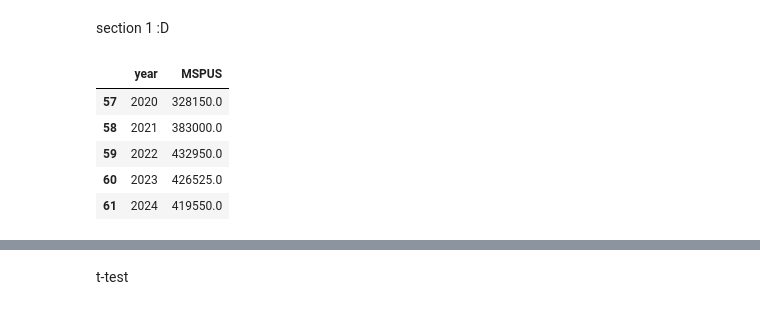
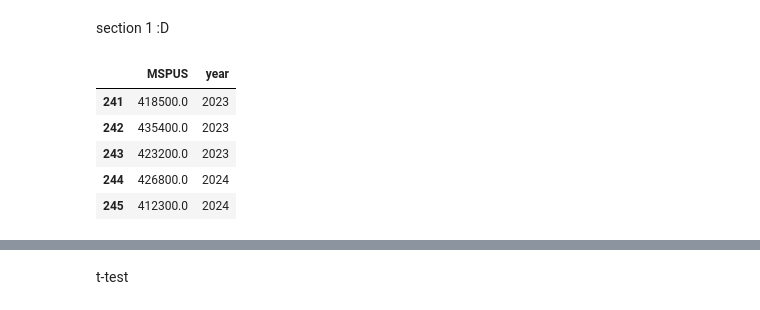
Before and after one commit to LWGames423/Data-Science-2425, a Jupyter notebook: Analysis.ipynb, the cells around one changed output, grey strips where cells are left out. Cells and saved outputs as stored; diff of their text form; code cells hidden in the pictures.

```diff
--- a/Analysis.ipynb
+++ b/Analysis.ipynb
@@ -71,18 +71,18 @@ section 1 :D
 # %%
 df.dropna(axis = 0, inplace = True) # delete all rows that have N/A values
 
 df1 = df.copy()
 
 df1['year'] = pd.to_datetime(df1['DATE']).dt.year
 df1.drop(columns = ['DATE'], axis = 1, inplace = True)
 
-year_avg = df1.groupby('year')[['MSPUS']].mean().reset_index()
-
-year_avg.tail()
+# year_avg = df1.groupby('year')[['MSPUS']].mean().reset_index()
+#
+df1.tail()
 # %% [output]
-|  | year | MSPUS |
-| 57 | 2020 | 328150.0 |
-| 58 | 2021 | 383000.0 |
-| 59 | 2022 | 432950.0 |
-| 60 | 2023 | 426525.0 |
-| 61 | 2024 | 419550.0 |
+|  | MSPUS | year |
+| 241 | 418500.0 | 2023 |
+| 242 | 435400.0 | 2023 |
+| 243 | 423200.0 | 2023 |
+| 244 | 426800.0 | 2024 |
+| 245 | 412300.0 | 2024 |
```
Also changed, not shown: parts of 15 cells of this notebook, 1 other file.
